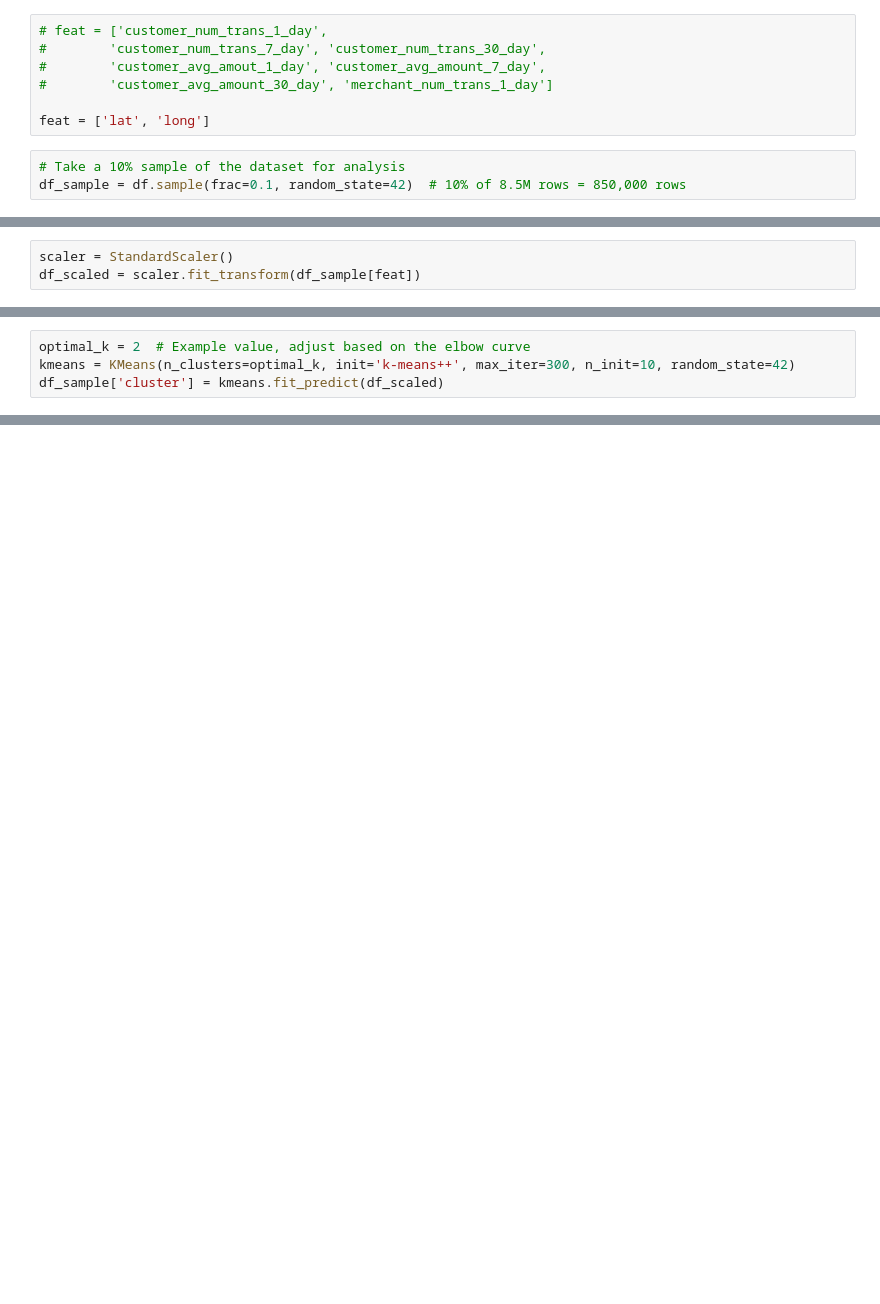
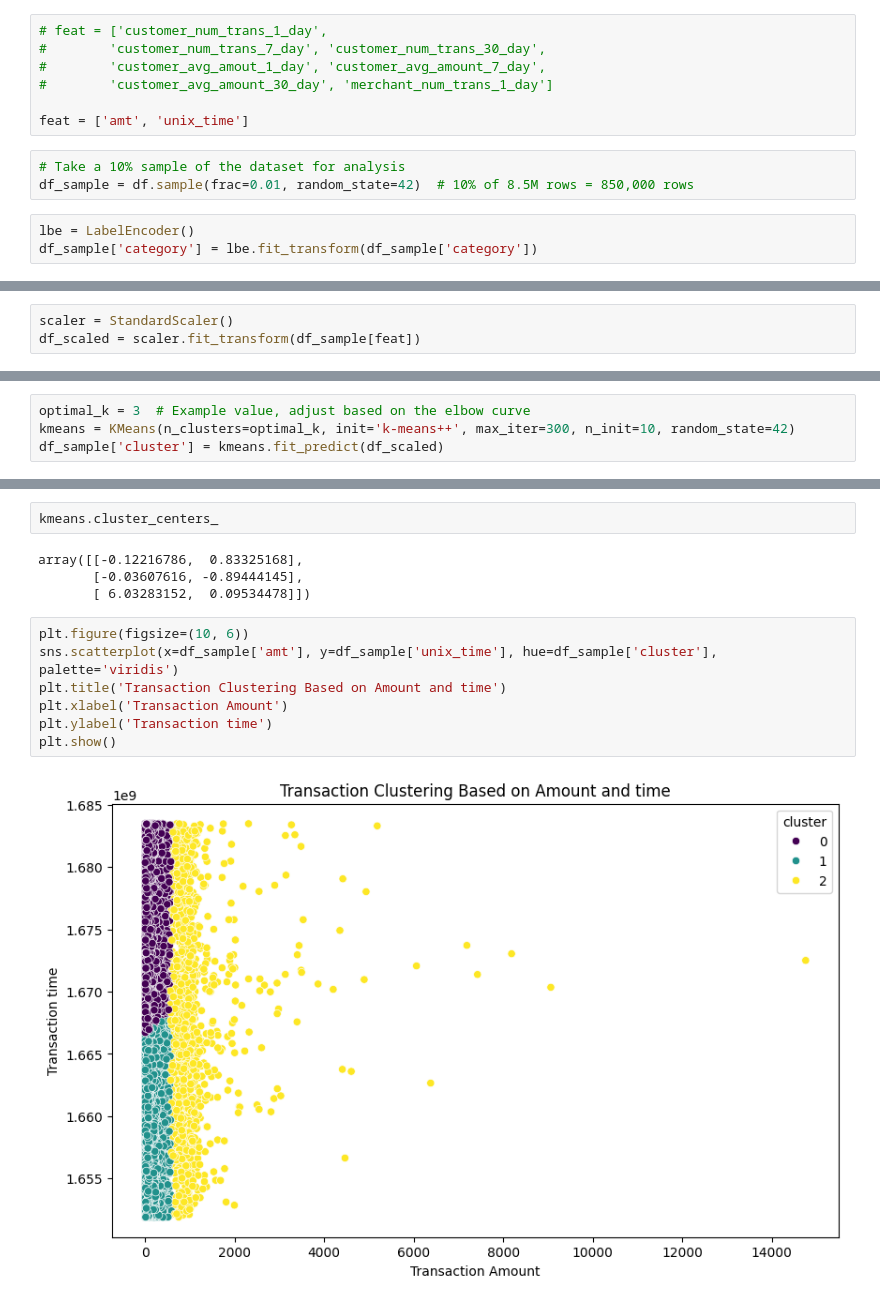
Before and after one commit to peteray-dev/Fraud_Detection_Transactions, a Jupyter notebook: Fraud_Detection.ipynb, the cells around one changed output, grey strips where cells are left out. Cells and saved outputs as stored; diff of their text form; blank space fills up the shorter version.

```diff
--- a/Fraud_Detection.ipynb
+++ b/Fraud_Detection.ipynb
@@ -318,7 +481,10 @@ customer activity patterns and spending behaviour
 #        'customer_avg_amout_1_day', 'customer_avg_amount_7_day',
 #        'customer_avg_amount_30_day', 'merchant_num_trans_1_day']
 
-feat = ['lat', 'long']
+feat = ['amt', 'unix_time']
 # %%
 # Take a 10% sample of the dataset for analysis
-df_sample = df.sample(frac=0.1, random_state=42)  # 10% of 8.5M rows = 850,000 rows
+df_sample = df.sample(frac=0.01, random_state=42)  # 10% of 8.5M rows = 850,000 rows
+# %%
+lbe = LabelEncoder()
+df_sample['category'] = lbe.fit_transform(df_sample['category'])
@@ -340,4 +534,4 @@ plt.show()
 # %%
-optimal_k = 2  # Example value, adjust based on the elbow curve
+optimal_k = 3  # Example value, adjust based on the elbow curve
 kmeans = KMeans(n_clusters=optimal_k, init='k-means++', max_iter=300, n_init=10, random_state=42)
 df_sample['cluster'] = kmeans.fit_predict(df_scaled)
@@ -344 +548,16 @@ df_sample['cluster'] = kmeans.fit_predict(df_scaled)
+# %%
+kmeans.cluster_centers_
+# %% [output]
+array([[-0.12216786,  0.83325168],
+       [-0.03607616, -0.89444145],
+       [ 6.03283152,  0.09534478]])
+# %%
+plt.figure(figsize=(10, 6))
+sns.scatterplot(x=df_sample['amt'], y=df_sample['unix_time'], hue=df_sample['cluster'], palette='viridis')
+plt.title('Transaction Clustering Based on Amount and time')
+plt.xlabel('Transaction Amount')
+plt.ylabel('Transaction time')
+plt.show()
+# %% [output]
+[figure, added]
 # %%
```
Also changed, not shown: parts of 55 cells of this notebook.
